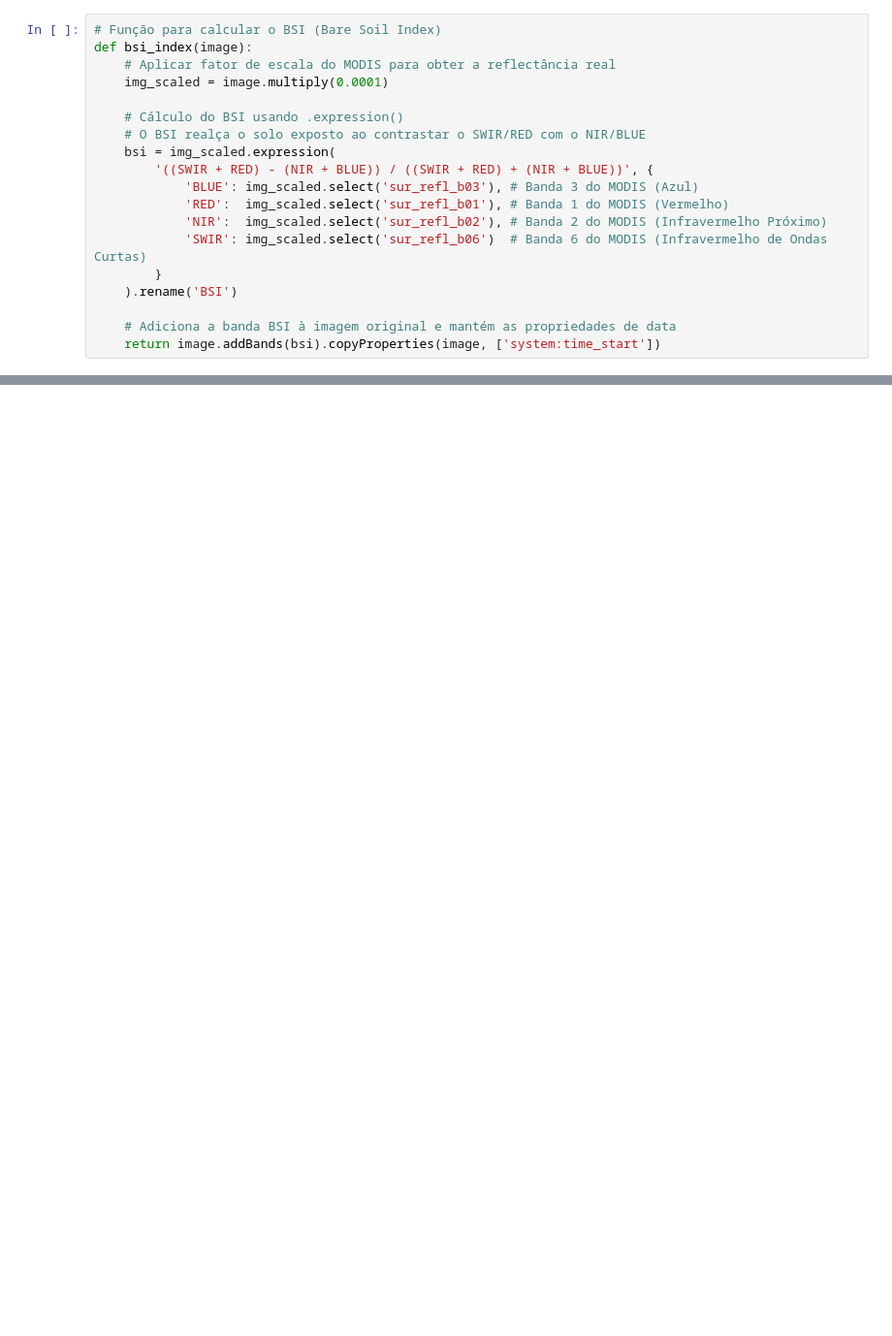
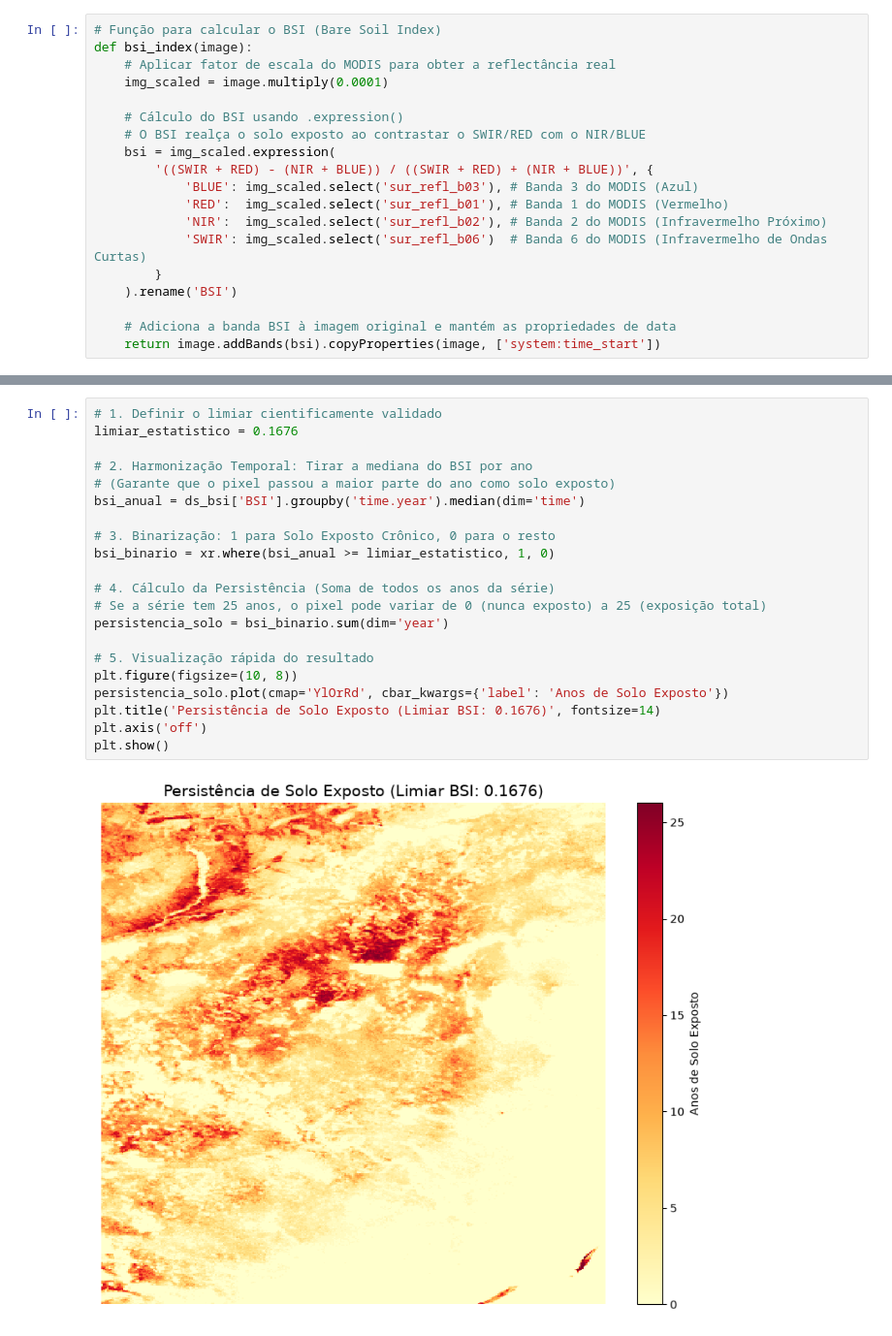
Before and after one commit to gabmartinez96/desertificacao_sf, a Jupyter notebook: scripts/4-SoloExposto.ipynb, the cells around one changed output, grey strips where cells are left out. Shown at 97% size. Drawn from its saved outputs; the diff is of its cells as text; blank space fills up the shorter version.

```diff
--- a/scripts/4-SoloExposto.ipynb
+++ b/scripts/4-SoloExposto.ipynb
@@ -46,0 +194,23 @@ def bsi_index(image):
+# %%
+# 1. Definir o limiar cientificamente validado
+limiar_estatistico = 0.1676
+
+# 2. Harmonização Temporal: Tirar a mediana do BSI por ano
+# (Garante que o pixel passou a maior parte do ano como solo exposto)
+bsi_anual = ds_bsi['BSI'].groupby('time.year').median(dim='time')
+
+# 3. Binarização: 1 para Solo Exposto Crônico, 0 para o resto
+bsi_binario = xr.where(bsi_anual >= limiar_estatistico, 1, 0)
+
+# 4. Cálculo da Persistência (Soma de todos os anos da série)
+# Se a série tem 25 anos, o pixel pode variar de 0 (nunca exposto) a 25 (exposição total)
+persistencia_solo = bsi_binario.sum(dim='year')
+
+# 5. Visualização rápida do resultado
+plt.figure(figsize=(10, 8))
+persistencia_solo.plot(cmap='YlOrRd', cbar_kwargs={'label': 'Anos de Solo Exposto'})
+plt.title('Persistência de Solo Exposto (Limiar BSI: 0.1676)', fontsize=14)
+plt.axis('off')
+plt.show()
+# %% [output]
+[figure, added]
```
Also changed, not shown: parts of 32 cells of this notebook, 3 other files.
